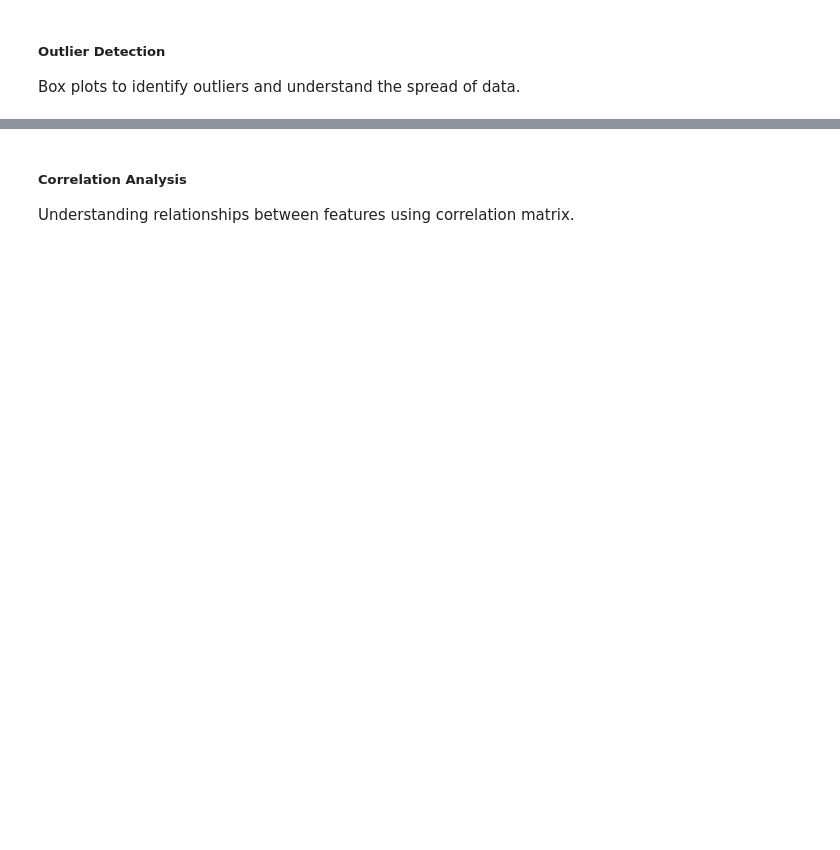
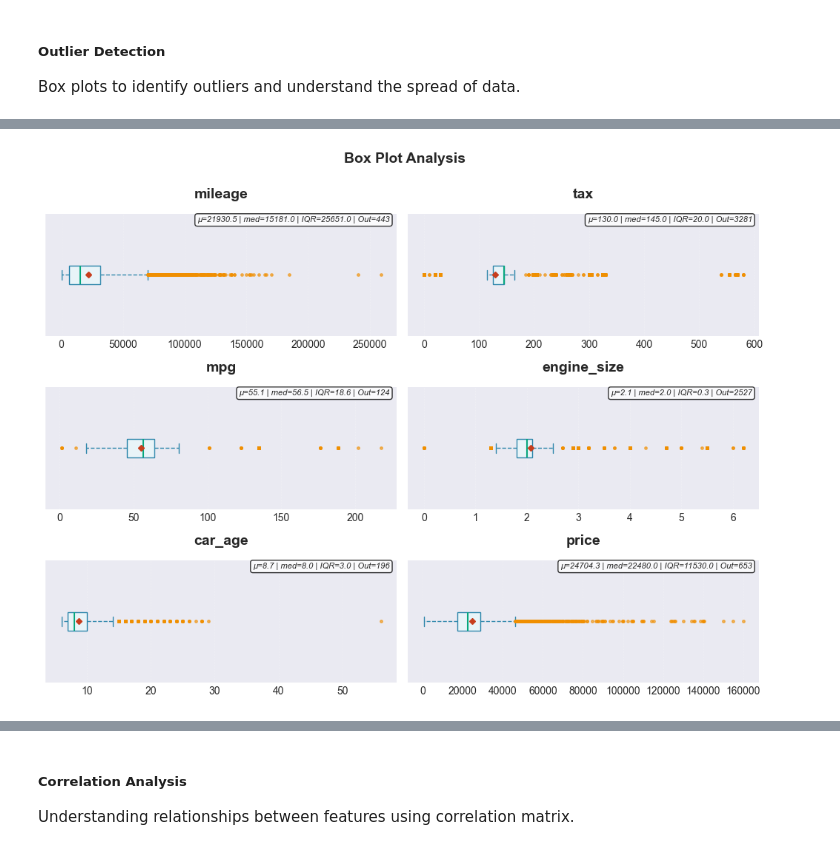
Before and after one commit to ashleysoffian/usecase, a Jupyter notebook: src/regression.ipynb, the cells around one changed output, grey strips where cells are left out. Cells and saved outputs as stored; diff of their text form; code cells hidden in the pictures; blank space fills up the shorter version.

```diff
--- a/src/regression.ipynb
+++ b/src/regression.ipynb
@@ -87,0 +103,5 @@ Box plots to identify outliers and understand the spread of data.
+# %%
+fig = EA.box_plot(df, variables=num_features + target, combined=True)
+fig
+# %% [output]
+[figure, added]
```
Also changed, not shown: parts of 63 cells of this notebook.
